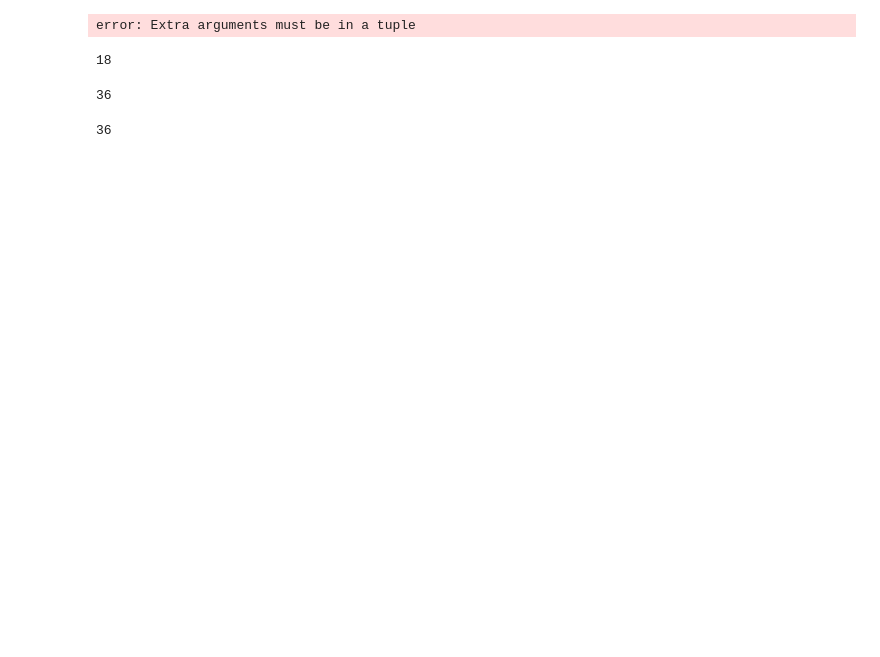
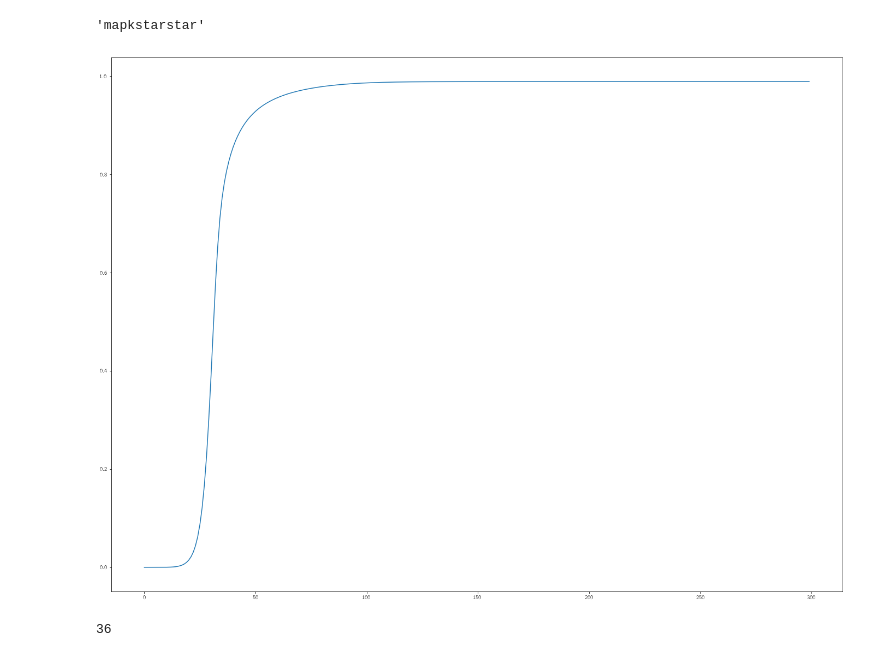
Before and after one commit to sophiedeb/neural_induction, a Jupyter notebook: mapkcascade.ipynb, the cells around one changed output. Cells and saved outputs as stored; diff of their text form; code cells hidden in the pictures; blank space fills up the shorter version.

```diff
--- a/mapkcascade.ipynb
+++ b/mapkcascade.ipynb
@@ -89,11 +91,11 @@ var_names = 'mos', 'mose1', 'mosstar', 'mosstare2', 'mek', 'mekmosstar', 'meksta
 params_names = 'mostot', 'e2tot', 'mektot', 'mekpasetot', 'mapktot', 'mapkpasetot', \
     'a1', 'a2', 'a3', 'a4', 'a5', 'a6', 'a7', 'a8', 'a9', 'a10', \
     'd1', 'd2', 'd3', 'd4', 'd5', 'd6', 'd7', 'd8', 'd9', 'd10', \
-    'k1', 'k2', 'k3', 'k4', 'k5', 'k6', 'k7', 'k8', 'k9', 'k10'
+    'k1', 'k2', 'k3', 'k4', 'k5', 'k6', 'k7', 'k8', 'k9', 'k10','WT', 'rasgdp', 'WE1', 'WsE2'
 
 def equationsmodel(var, t, params):
 
-    mos, mose1, mosstar, mosstare2, mek, mekmosstar, mekstar, mekstarmekpase, \
+    mos, mose1, mosstar, mosstare2, mek, mekmosstar, mekstar, mekstarmekpase, mekstarmosstar,\
     mekstarstar,mekstarstarmekpase, mapk, mapkmekstarstar, mapkstar, \
     mapkstarmekstarstar, mapkstarstar, mapkstarmapkpase, \
     mapkstarstarmapkpase = var
@@ -101,7 +103,7 @@ def equationsmodel(var, t, params):
     mostot, e2tot, mektot, mekpasetot, mapktot, mapkpasetot, \
     a1, a2, a3, a4, a5, a6, a7, a8, a9, a10, \
     d1, d2, d3, d4, d5, d6, d7, d8, d9, d10, \
-    k1, k2, k3, k4, k5, k6, k7, k8, k9, k10 = params
+    k1, k2, k3, k4, k5, k6, k7, k8, k9, k10, WT, rasgdp, WE1,WsE2 = params
 
     dmos = -a1*(mostot - mosstar - mose1 - mosstare2 - mekmosstar - \
     mekstarmosstar)*((WT - rasgdp - WE1 - WsE2) - mose1) + d1*mose1 +\
@@ -116,7 +118,7 @@ def equationsmodel(var, t, params):
     mapkmekstarstar - mapkstarmekstarstar) + (k5 + d5)* mekstarmosstar - \
     a5*mekstar*mosstar
 
-    dmosstare2 = a2*mosstar (e2tot - mosstare2) - (d2 + k2)*mosstare2
+    dmosstare2 = a2*mosstar*(e2tot - mosstare2) - (d2 + k2)*mosstare2
 
     dmek = -a3*(mektot - mekstar - mekstarstar - mekstarmekpase - \
     mekstarstarmekpase - mekmosstar - mekstarmosstar - mapkmekstarstar - \
@@ -175,7 +177,7 @@ def equationsmodel(var, t, params):
 param_v  = [mostotV, e2totV, mektotV, mekpasetotV, mapktotV, mapkpasetotV, \
     a1V, a2V, a3V, a4V, a5V, a6V, a7V, a8V, a9V, a10V, \
     d1V, d2V, d3V, d4V, d5V, d6V, d7V, d8V, d9V, d10V, \
-    k1V, k2V, k3V, k4V, k5V, k6V, k7V, k8V, k9V, k10V]
+    k1V, k2V, k3V, k4V, k5V, k6V, k7V, k8V, k9V, k10V,WTV,e2totV,0,0]
 # %%
 ###################################
 # INITIAL CONDTIONS
@@ -202,18 +206,17 @@ The initial conditions are mos(0) = mostot, mek(0) = mektot and mapk(0) = mapkt
-# %%
-psoln = odeint(equationsmodel, initialcond, t, param_v)
-# %% [output]
-error: Extra arguments must be in a tuple
-# %%
-len(['dmos', 'dmose1','dmosstar','dmosstare2','dmek','dmekmosstar','dmekstar', \
-    'dmekstarmekpase', 'dmekstarmosstar', 'dmekstarstar', 'dmekstarstarmekpase', \
-    'dmapk', 'dmapkmekstarstar', 'dmapkstar', 'dmapkstarmekstarstar', 'dmapkstarstar', \
-    'dmapkstarmapkpase', 'dmapkstarstarmapkpase'])
-# %% [output]
-18
-# %%
-len(param_v)
-# %% [output]
-36
+# %%
+for kk in range(4):
+    parm_v[]=
+    psoln = odeint(equationsmodel, initialcond, t, args=(param_v,))
+#is steady state reached? -- store value.
+# %%
+var_names[15]
+# %% [output]
+'mapkstarstar'
+# %%
+plt.plot(psoln[:,15])
+plt.show()
+# %% [output]
+[figure, added]
 # %%
 len(params_names)
 # %% [output]
```
Also changed, not shown: parts of 2 cells of this notebook, 2 other files.
